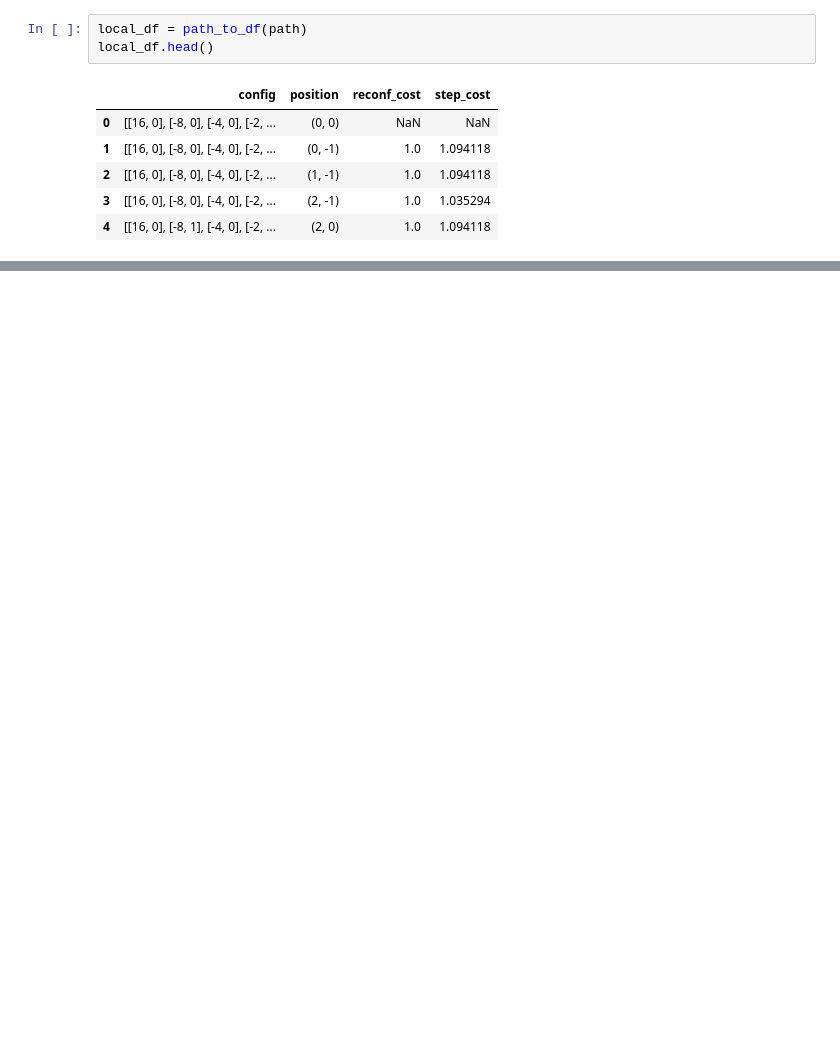
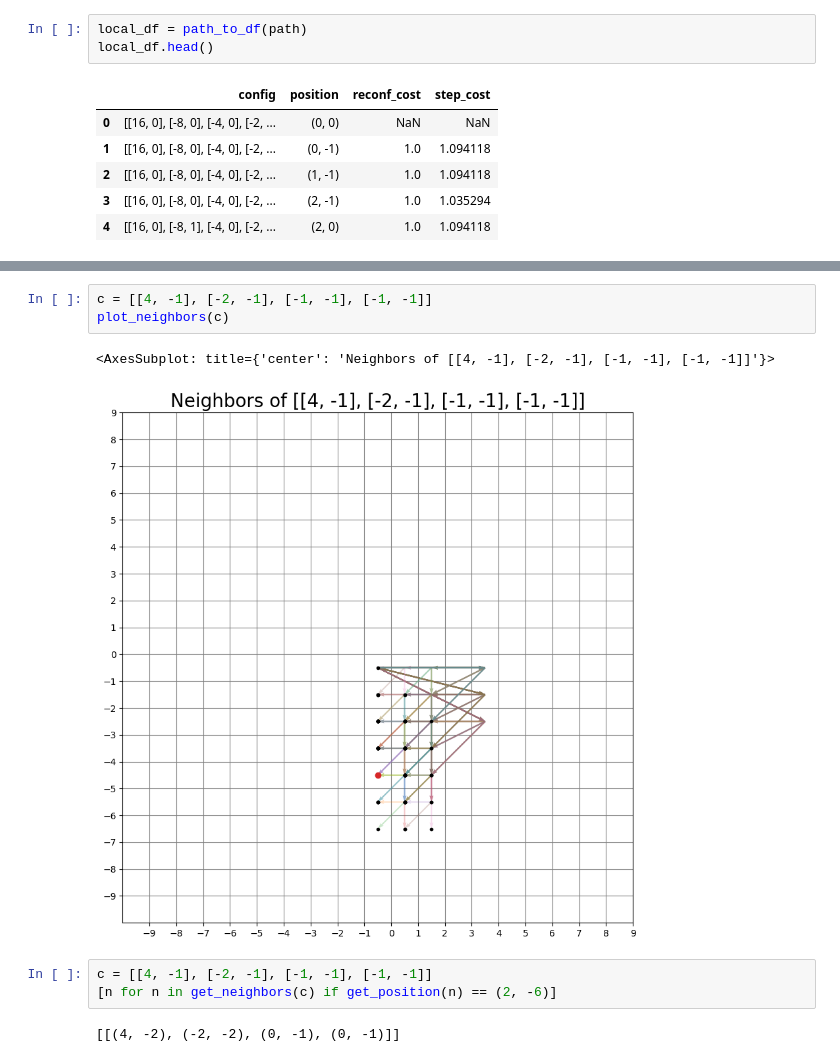
Before and after one commit to seljaks/santa2022, a Jupyter notebook: notebooks/solution_analysis.ipynb, the cells around one changed output, grey strips where cells are left out. Cells and saved outputs as stored; diff of their text form; blank space fills up the shorter version.

```diff
--- a/notebooks/solution_analysis.ipynb
+++ b/notebooks/solution_analysis.ipynb
@@ -157,0 +437,11 @@ sorted(get_neighbors_positions_costs(config, image), key=lambda x: x[-1])
+# %%
+c = [[4, -1], [-2, -1], [-1, -1], [-1, -1]]
+plot_neighbors(c)
+# %% [output]
+<AxesSubplot: title={'center': 'Neighbors of [[4, -1], [-2, -1], [-1, -1], [-1, -1]]'}>
+[figure, added]
+# %%
+c = [[4, -1], [-2, -1], [-1, -1], [-1, -1]]
+[n for n in get_neighbors(c) if get_position(n) == (2, -6)]
+# %% [output]
+[[(4, -2), (-2, -2), (0, -1), (0, -1)]]
```
Also changed, not shown: parts of 77 cells of this notebook, 4 other files.
